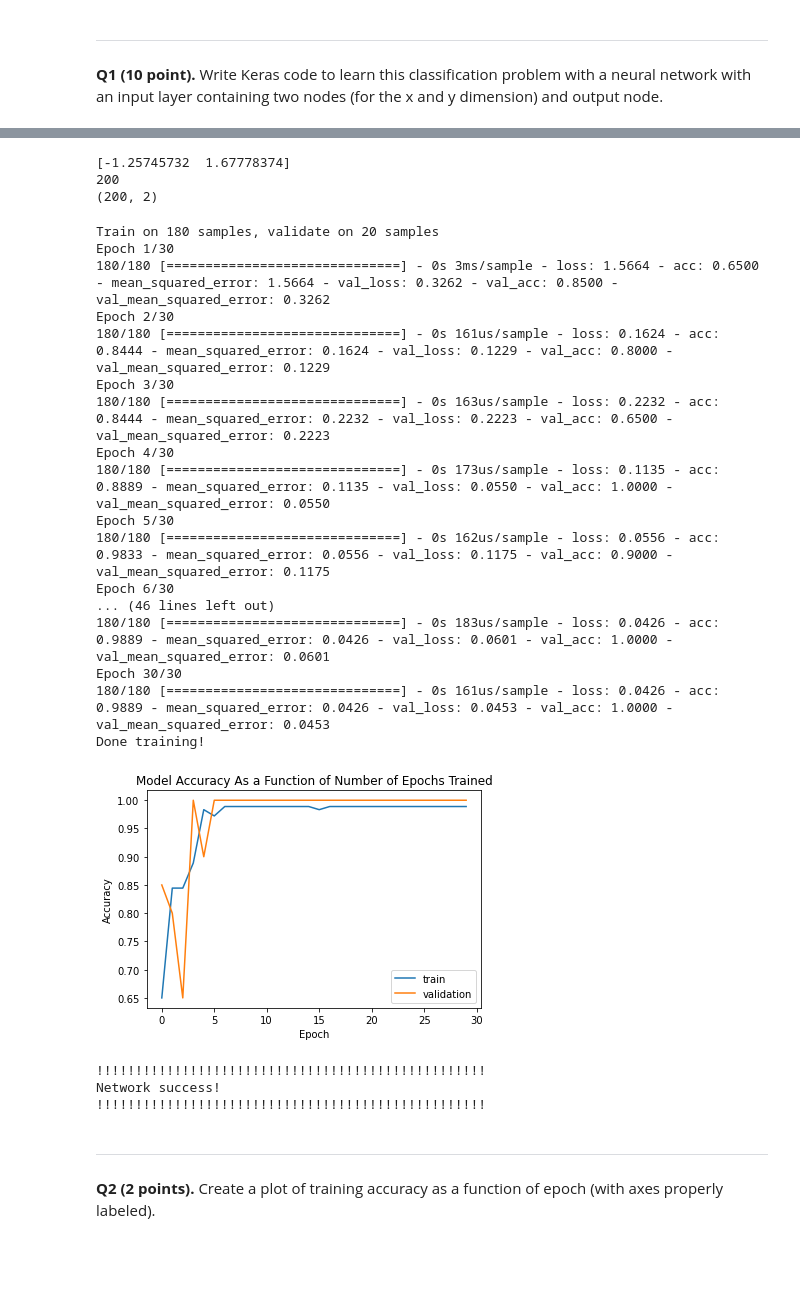
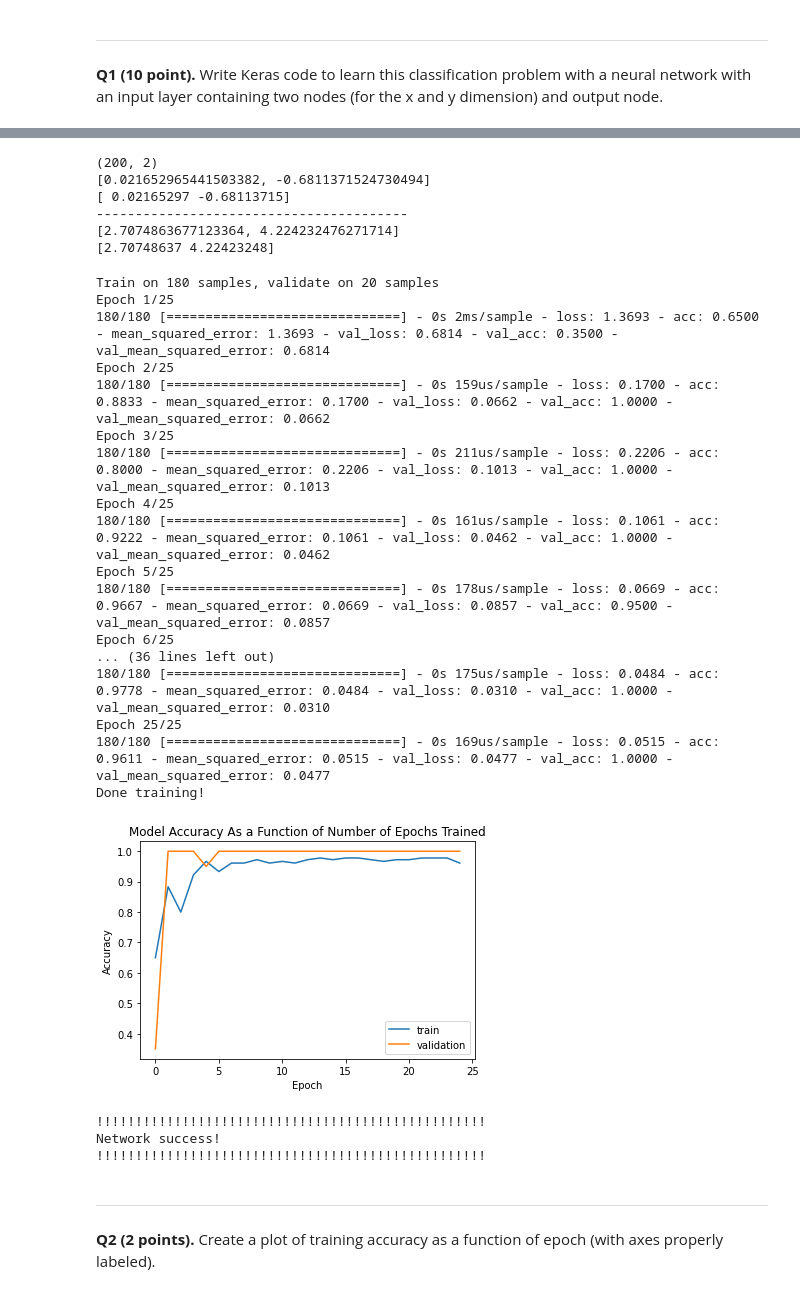
Before and after one commit to kdmalc/CompNeuro, a Jupyter notebook: 05_single_layer_NN/Homework5_Malcolm.ipynb, the cells around one changed output, grey strips where cells are left out. Drawn from its saved outputs; the diff is of its cells as text; code cells hidden in the pictures; blank space fills up the shorter version.

```diff
--- a/05_single_layer_NN/Homework5_Malcolm.ipynb
+++ b/05_single_layer_NN/Homework5_Malcolm.ipynb
@@ -153,74 +149,85 @@ def create_network(nin=2, nout=1):
 
     return network
 # %%
-train_labels_onehot = [0]*len(sample0) + [1]*len(sample1)
+train_0s = np.zeros((sample0.shape[0],1), dtype=int)
+train_1s = np.ones((sample1.shape[0],1), dtype=int)
+train_labels_onehot = np.concatenate((train_0s, train_1s))
+train_labels_onehot = train_labels_onehot.reshape(train_labels_onehot.shape[0],1)
 
-sample0_list = list(sample0)
-sample1_list = list(sample1)
-train_vec = list()
-train_vec.extend(sample0_list)
-train_vec.extend(sample1_list)
-print(sample0_list[0])
-print(len(train_vec))
-
-train_array = np.array(train_vec)
-print(train_array.shape)
+#print(train_labels_onehot)
-# %% [output]
-[-1.25745732  1.67778374]
-200
-(200, 2)
+# %%
+sample0_list = [list(sample) for sample in sample0]
+sample1_list = [list(sample) for sample in sample1]
+train_vec = list()
+train_vec.extend(sample0_list)
+train_vec.extend(sample1_list)
+
+train_array = np.array(train_vec)
+print(train_array.shape)
+print(sample0_list[0])
+print(train_array[0,:])
+print("----------------------------------------")
+print(sample1_list[0])
+print(train_array[100,:])
+# %% [output]
+(200, 2)
+[0.021652965441503382, -0.6811371524730494]
+[ 0.02165297 -0.68113715]
+----------------------------------------
+[2.7074863677123364, 4.224232476271714]
+[2.70748637 4.22423248]
 # %%
 # now train the network
 #
 # training requires training patterns (train_image_vec) and teachers (train_labels_onehot)
 #
 # sets # training epochs, validation (described later), and batch_size
 #
 # set verbose=True to see training unfold
 
-num_epochs = 30
+num_epochs = 25
 
-network100 = create_network()
-history = network100.fit(train_array,
+network = create_network()
+history = network.fit(train_array,
                       train_labels_onehot,
                       verbose=True,
                       validation_split=.1,
                       epochs=num_epochs,
                       batch_size=20)
 print('Done training!')
 plot_model_acc(history)
 
 mean = sum(history.history['acc'][-20:])/len(history.history['acc'][-20:])
 upper = mean * 1.005 > history.history['acc'][-6]
 lower = mean * 0.995 < history.history['acc'][-6]
 
 if upper and lower:
     print("!!!!!!!!!!!!!!!!!!!!!!!!!!!!!!!!!!!!!!!!!!!!!!!!!!")
     print("Network success!")
     print("!!!!!!!!!!!!!!!!!!!!!!!!!!!!!!!!!!!!!!!!!!!!!!!!!!")
 else:
     print("!!!!!!!!!!!!!!!!!!!!!!!!!!!!!!!!!!!!!!!!!!!!!!!!!!")
     print("Network failure")
     print("!!!!!!!!!!!!!!!!!!!!!!!!!!!!!!!!!!!!!!!!!!!!!!!!!!")
 # %% [output]
 Train on 180 samples, validate on 20 samples
-Epoch 1/30
-180/180 [==============================] - 0s 3ms/sample - loss: 1.5664 - acc: 0.6500 - mean_squared_error: 1.5664 - val_loss: 0.3262 - val_acc: 0.8500 - val_mean_squared_error: 0.3262
-Epoch 2/30
-180/180 [==============================] - 0s 161us/sample - loss: 0.1624 - acc: 0.8444 - mean_squared_error: 0.1624 - val_loss: 0.1229 - val_acc: 0.8000 - val_mean_squared_error: 0.1229
-Epoch 3/30
-180/180 [==============================] - 0s 163us/sample - loss: 0.2232 - acc: 0.8444 - mean_squared_error: 0.2232 - val_loss: 0.2223 - val_acc: 0.6500 - val_mean_squared_error: 0.2223
-Epoch 4/30
-180/180 [==============================] - 0s 173us/sample - loss: 0.1135 - acc: 0.8889 - mean_squared_error: 0.1135 - val_loss: 0.0550 - val_acc: 1.0000 - val_mean_squared_error: 0.0550
-Epoch 5/30
-180/180 [==============================] - 0s 162us/sample - loss: 0.0556 - acc: 0.9833 - mean_squared_error: 0.0556 - val_loss: 0.1175 - val_acc: 0.9000 - val_mean_squared_error: 0.1175
-Epoch 6/30
-... (46 lines left out)
-180/180 [==============================] - 0s 183us/sample - loss: 0.0426 - acc: 0.9889 - mean_squared_error: 0.0426 - val_loss: 0.0601 - val_acc: 1.0000 - val_mean_squared_error: 0.0601
-Epoch 30/30
-180/180 [==============================] - 0s 161us/sample - loss: 0.0426 - acc: 0.9889 - mean_squared_error: 0.0426 - val_loss: 0.0453 - val_acc: 1.0000 - val_mean_squared_error: 0.0453
+Epoch 1/25
+180/180 [==============================] - 0s 2ms/sample - loss: 1.3693 - acc: 0.6500 - mean_squared_error: 1.3693 - val_loss: 0.6814 - val_acc: 0.3500 - val_mean_squared_error: 0.6814
+Epoch 2/25
+180/180 [==============================] - 0s 159us/sample - loss: 0.1700 - acc: 0.8833 - mean_squared_error: 0.1700 - val_loss: 0.0662 - val_acc: 1.0000 - val_mean_squared_error: 0.0662
+Epoch 3/25
+180/180 [==============================] - 0s 211us/sample - loss: 0.2206 - acc: 0.8000 - mean_squared_error: 0.2206 - val_loss: 0.1013 - val_acc: 1.0000 - val_mean_squared_error: 0.1013
+Epoch 4/25
+180/180 [==============================] - 0s 161us/sample - loss: 0.1061 - acc: 0.9222 - mean_squared_error: 0.1061 - val_loss: 0.0462 - val_acc: 1.0000 - val_mean_squared_error: 0.0462
+Epoch 5/25
+180/180 [==============================] - 0s 178us/sample - loss: 0.0669 - acc: 0.9667 - mean_squared_error: 0.0669 - val_loss: 0.0857 - val_acc: 0.9500 - val_mean_squared_error: 0.0857
+Epoch 6/25
+... (36 lines left out)
+180/180 [==============================] - 0s 175us/sample - loss: 0.0484 - acc: 0.9778 - mean_squared_error: 0.0484 - val_loss: 0.0310 - val_acc: 1.0000 - val_mean_squared_error: 0.0310
+Epoch 25/25
+180/180 [==============================] - 0s 169us/sample - loss: 0.0515 - acc: 0.9611 - mean_squared_error: 0.0515 - val_loss: 0.0477 - val_acc: 1.0000 - val_mean_squared_error: 0.0477
 Done training!
-[figure, old version]
+[figure, new version]
 !!!!!!!!!!!!!!!!!!!!!!!!!!!!!!!!!!!!!!!!!!!!!!!!!!
 Network success!
 !!!!!!!!!!!!!!!!!!!!!!!!!!!!!!!!!!!!!!!!!!!!!!!!!!
```
Also changed, not shown: parts of 19 cells of this notebook, 8 other files.
